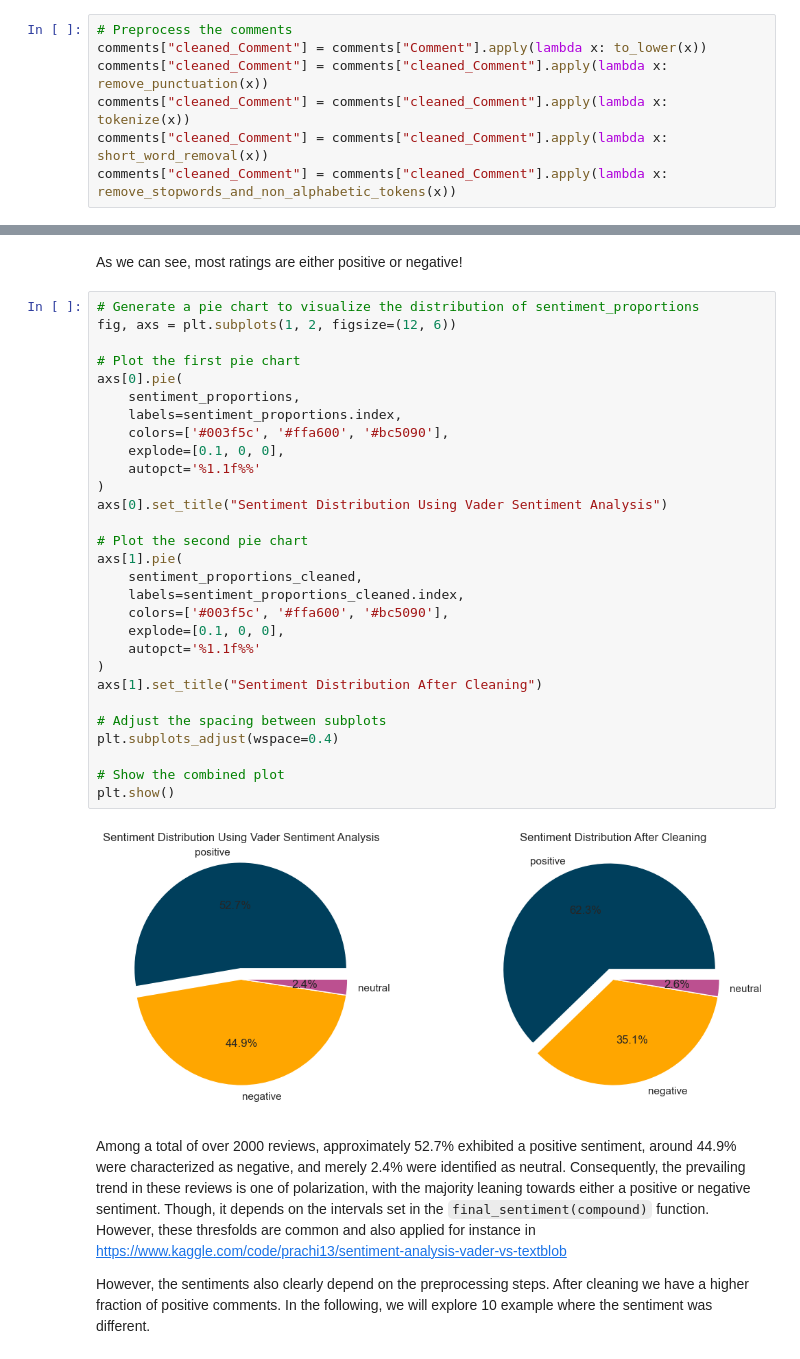
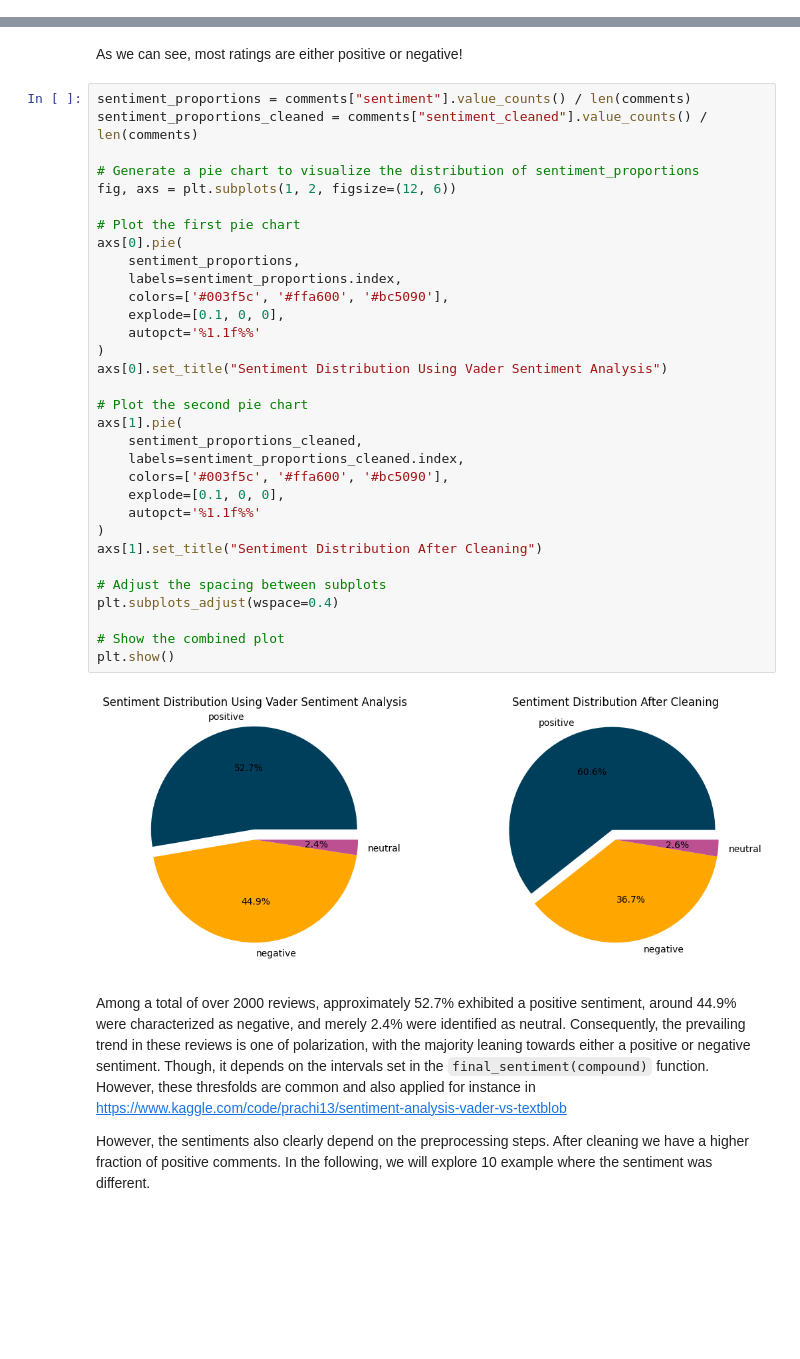
Before and after one commit to YouHayNeZ/NLP_for_Customer_Satisfaction_Modeling, a Jupyter notebook: sentiment_analysis_vader.ipynb, the cells around one changed output, grey strips where cells are left out. Cells and saved outputs as stored; diff of their text form; blank space fills up the shorter version.

Commit message:
further preprocessing of comments

```diff
--- a/sentiment_analysis_vader.ipynb
+++ b/sentiment_analysis_vader.ipynb
@@ -77,10 +160,3 @@ def remove_stopwords_and_non_alphabetic_tokens(tokens):
-# %%
-# Preprocess the comments
-comments["cleaned_Comment"] = comments["Comment"].apply(lambda x: to_lower(x))
-comments["cleaned_Comment"] = comments["cleaned_Comment"].apply(lambda x: remove_punctuation(x))
-comments["cleaned_Comment"] = comments["cleaned_Comment"].apply(lambda x: tokenize(x))
-comments["cleaned_Comment"] = comments["cleaned_Comment"].apply(lambda x: short_word_removal(x))
-comments["cleaned_Comment"] = comments["cleaned_Comment"].apply(lambda x: remove_stopwords_and_non_alphabetic_tokens(x))
 # %%
 sia = SentimentIntensityAnalyzer()
 sia_cleaned = SentimentIntensityAnalyzer()
@@ -133,36 +209,39 @@ plt.show()
 # %% [markdown]
 As we can see, most ratings are either positive or negative!
 # %%
+sentiment_proportions = comments["sentiment"].value_counts() / len(comments)
+sentiment_proportions_cleaned = comments["sentiment_cleaned"].value_counts() / len(comments)
+
 # Generate a pie chart to visualize the distribution of sentiment_proportions
 fig, axs = plt.subplots(1, 2, figsize=(12, 6))
 
 # Plot the first pie chart
 axs[0].pie(
     sentiment_proportions,
     labels=sentiment_proportions.index,
     colors=['#003f5c', '#ffa600', '#bc5090'],
     explode=[0.1, 0, 0],
     autopct='%1.1f%%'
 )
 axs[0].set_title("Sentiment Distribution Using Vader Sentiment Analysis")
 
 # Plot the second pie chart
 axs[1].pie(
     sentiment_proportions_cleaned,
     labels=sentiment_proportions_cleaned.index,
     colors=['#003f5c', '#ffa600', '#bc5090'],
     explode=[0.1, 0, 0],
     autopct='%1.1f%%'
 )
 axs[1].set_title("Sentiment Distribution After Cleaning")
 
 # Adjust the spacing between subplots
 plt.subplots_adjust(wspace=0.4)
 
 # Show the combined plot
 plt.show()
 # %% [output]
-[figure, old version]
+[figure, new version]
 # %% [markdown]
 Among a total of over 2000 reviews, approximately 52.7% exhibited a positive sentiment, around 44.9% were characterized as negative, and merely 2.4% were identified as neutral. Consequently, the prevailing trend in these reviews is one of polarization, with the majority leaning towards either a positive or negative sentiment. Though, it depends on the intervals set in the `final_sentiment(compound)` function. However, these thresfolds are common and also applied for instance in https://www.kaggle.com/code/prachi13/sentiment-analysis-vader-vs-textblob
 
```
Also changed, not shown: parts of 8 cells of this notebook.
